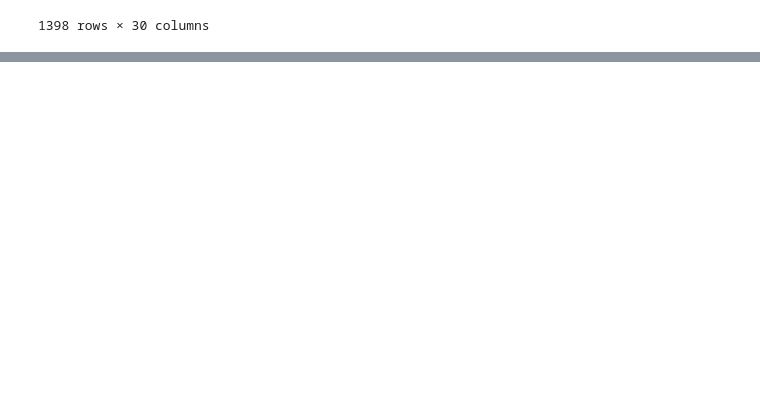
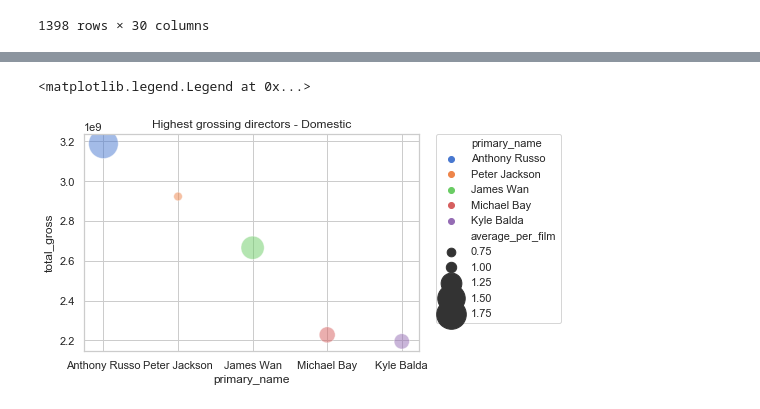
Before and after one commit to KyleDBetts/Project01, a Jupyter notebook: Movies_Project_JSK.ipynb, the cells around one changed output, grey strips where cells are left out. Drawn from its saved outputs; the diff is of its cells as text; code cells hidden in the pictures; blank space fills up the shorter version.

```diff
--- a/Movies_Project_JSK.ipynb
+++ b/Movies_Project_JSK.ipynb
@@ -834,0 +819,9 @@ AttributeError: 'Text' object has no attribute 'set_xticklabels'
+# %%
+
+ax = sns.scatterplot(y="total_gross", size='average_per_film', hue='primary_name', x="primary_name", data=wwg, sizes=(75,175*5), alpha=.5, palette="muted")\
+.set_title('Highest grossing directors - Domestic')
+
+plt.legend(bbox_to_anchor=(1.05, 1), loc=2, borderaxespad=0.)
+# %% [output]
+<matplotlib.legend.Legend at 0x...>
+[figure, added]
```
Also changed, not shown: parts of 13 cells of this notebook.
